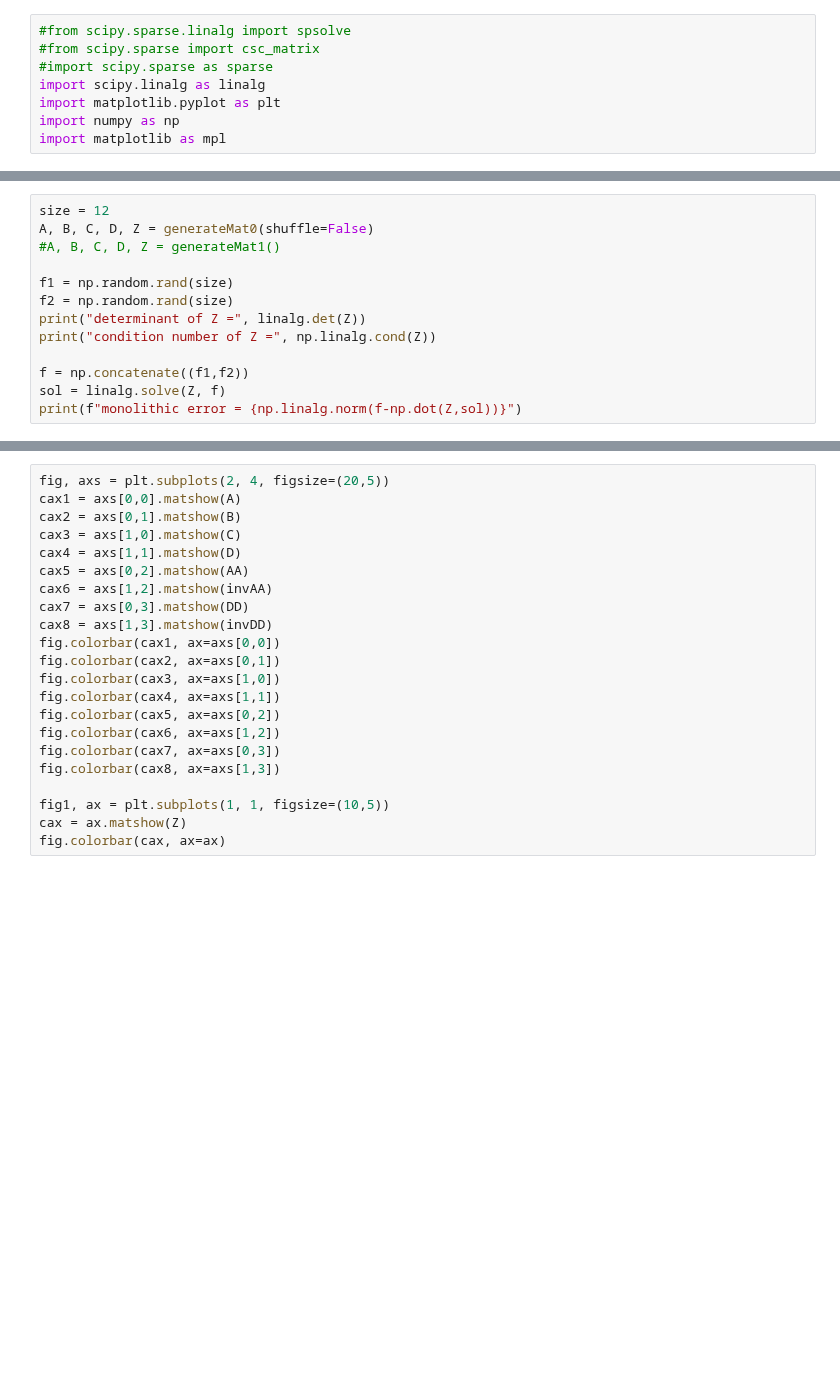
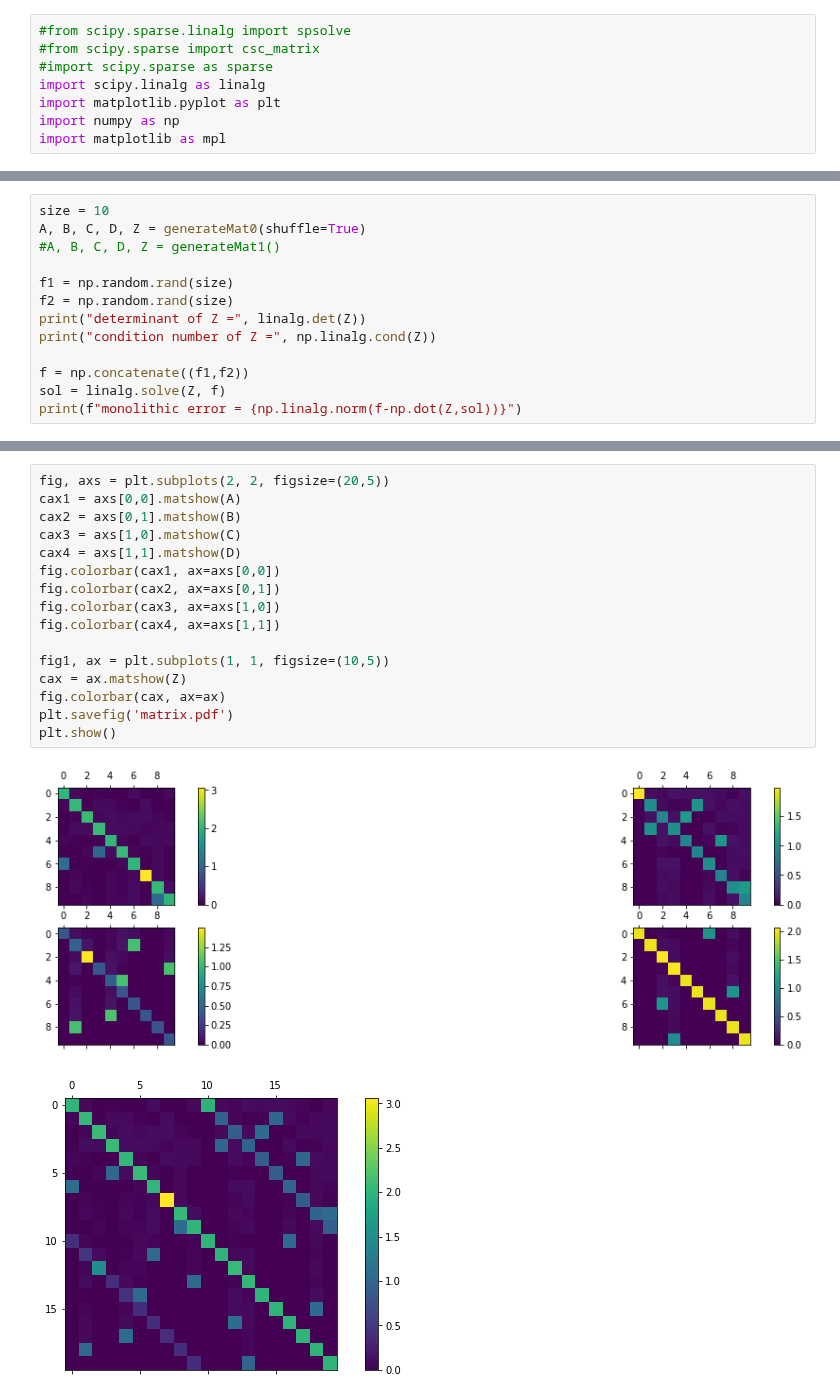
Before and after one commit to multiform-UoN/splittingschemes, a Jupyter notebook: python/splitting.ipynb, the cells around one changed output, grey strips where cells are left out. Cells and saved outputs as stored; diff of their text form; blank space fills up the shorter version.

```diff
--- a/python/splitting.ipynb
+++ b/python/splitting.ipynb
@@ -117,8 +105,8 @@ def methodGradMonolithic(nit, alpha=0.2):
         res.append(np.linalg.norm(sol - uv))
     return uv, np.array(res)
 # %%
-size = 12
-A, B, C, D, Z = generateMat0(shuffle=False)
+size = 10
+A, B, C, D, Z = generateMat0(shuffle=True)
 #A, B, C, D, Z = generateMat1()
 
 f1 = np.random.rand(size)
@@ -132,23 +124,20 @@ print(f"monolithic error = {np.linalg.norm(f-np.dot(Z,sol))}")
 # %%
-fig, axs = plt.subplots(2, 4, figsize=(20,5))
+fig, axs = plt.subplots(2, 2, figsize=(20,5))
 cax1 = axs[0,0].matshow(A)
 cax2 = axs[0,1].matshow(B)
 cax3 = axs[1,0].matshow(C)
 cax4 = axs[1,1].matshow(D)
-cax5 = axs[0,2].matshow(AA)
-cax6 = axs[1,2].matshow(invAA)
-cax7 = axs[0,3].matshow(DD)
-cax8 = axs[1,3].matshow(invDD)
 fig.colorbar(cax1, ax=axs[0,0])
 fig.colorbar(cax2, ax=axs[0,1])
 fig.colorbar(cax3, ax=axs[1,0])
 fig.colorbar(cax4, ax=axs[1,1])
-fig.colorbar(cax5, ax=axs[0,2])
-fig.colorbar(cax6, ax=axs[1,2])
-fig.colorbar(cax7, ax=axs[0,3])
-fig.colorbar(cax8, ax=axs[1,3])
 
 fig1, ax = plt.subplots(1, 1, figsize=(10,5))
 cax = ax.matshow(Z)
 fig.colorbar(cax, ax=ax)
+plt.savefig('matrix.pdf')
+plt.show()
+# %% [output]
+[figure, added]
+[figure, added]
 # %%
```
Also changed, not shown: parts of 3 cells of this notebook, 2 other files.
